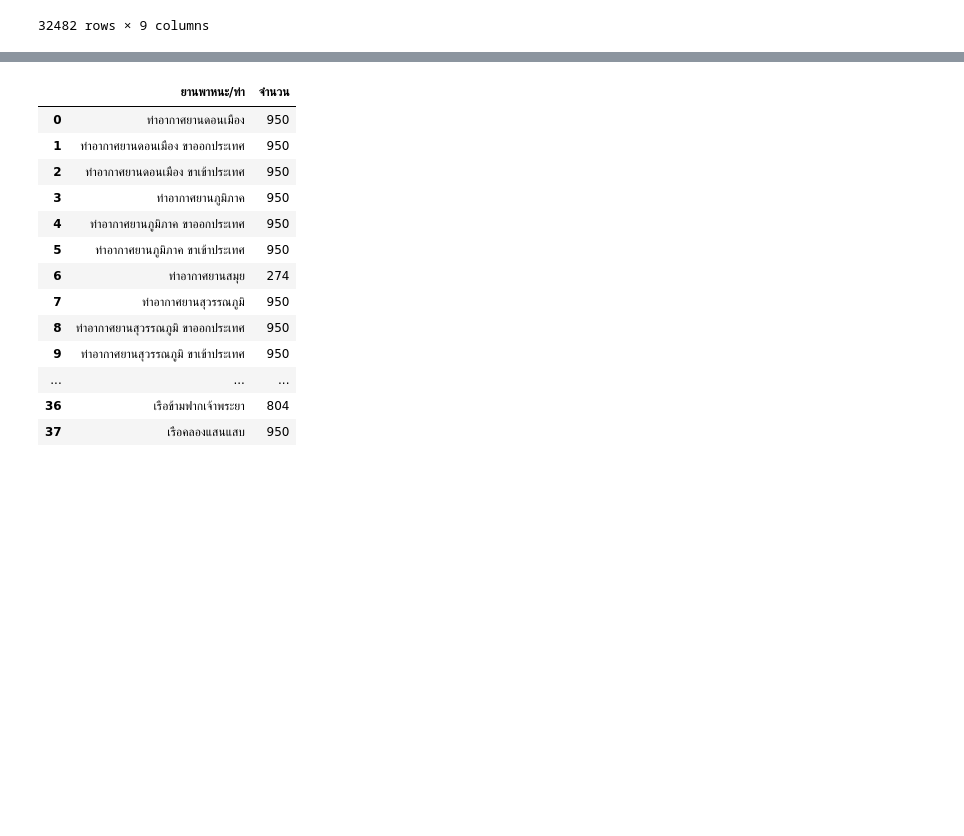
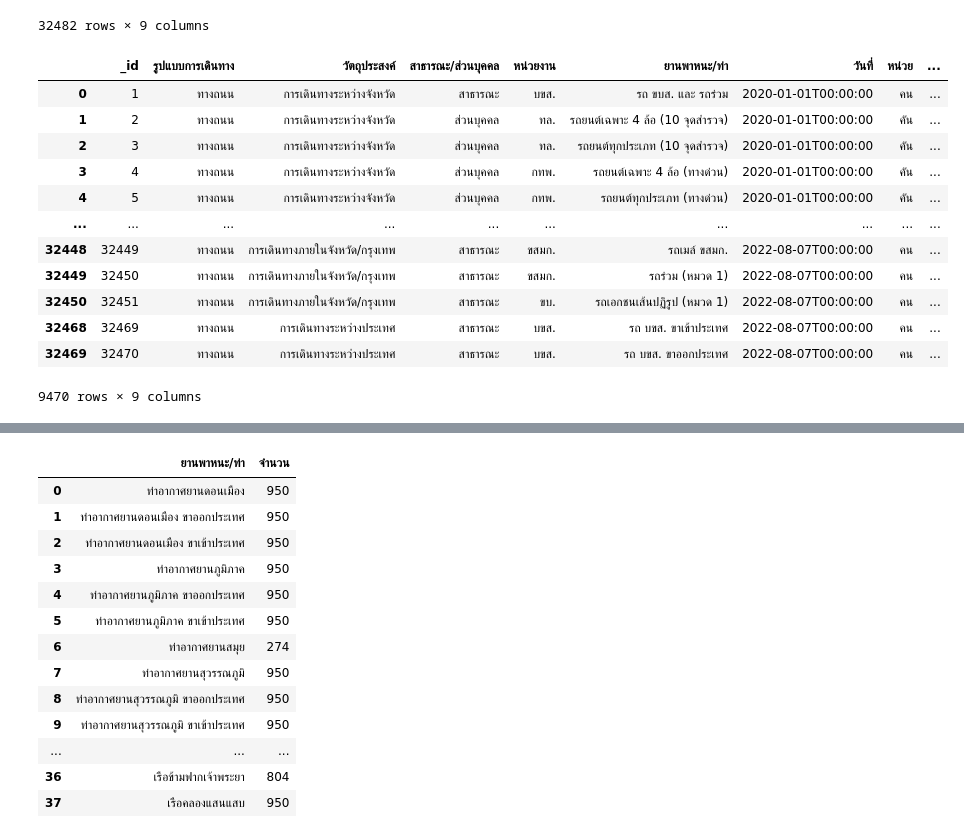
Before and after one commit to PhinyadaPhen/data_viz_2022, a Jupyter notebook: CRM.ipynb, the cells around one changed output, grey strips where cells are left out. Drawn from its saved outputs; the diff is of its cells as text; code cells hidden in the pictures; blank space fills up the shorter version.

```diff
--- a/CRM.ipynb
+++ b/CRM.ipynb
@@ -33,3 +33,21 @@ crm
 | 32480 | 32481 | ทางอากาศ | การเดินทางระหว่างประเทศ | สาธารณะ | ทย. | ท่าอากาศยานภูมิภาค ขาเข้าประเทศ | 2022-08-07T00:00:00 | คน | ... |
 | 32481 | 32482 | ทางอากาศ | การเดินทางระหว่างประเทศ | สาธารณะ | ทย. | ท่าอากาศยานภูมิภาค ขาออกประเทศ | 2022-08-07T00:00:00 | คน | ... |
 32482 rows × 9 columns
+# %%
+data1all_alldb = crm[crm['รูปแบบการเดินทาง']=='ทางถนน']
+   # ชี้ข้อมูลคอลัมน์ที่ต้องการ
+data1all_alldb
+# %% [output]
+|  | _id | รูปแบบการเดินทาง | วัตถุประสงค์ | สาธารณะ/ส่วนบุคคล | หน่วยงาน | ยานพาหนะ/ท่า | วันที่ | หน่วย | ... |
+| 0 | 1 | ทางถนน | การเดินทางระหว่างจังหวัด | สาธารณะ | บขส. | รถ ขบส. และ รถร่วม | 2020-01-01T00:00:00 | คน | ... |
+| 1 | 2 | ทางถนน | การเดินทางระหว่างจังหวัด | ส่วนบุคคล | ทล. | รถยนต์เฉพาะ 4 ล้อ (10 จุดสำรวจ) | 2020-01-01T00:00:00 | คัน | ... |
+| 2 | 3 | ทางถนน | การเดินทางระหว่างจังหวัด | ส่วนบุคคล | ทล. | รถยนต์ทุกประเภท (10 จุดสำรวจ) | 2020-01-01T00:00:00 | คัน | ... |
+| 3 | 4 | ทางถนน | การเดินทางระหว่างจังหวัด | ส่วนบุคคล | กทพ. | รถยนต์เฉพาะ 4 ล้อ (ทางด่วน) | 2020-01-01T00:00:00 | คัน | ... |
+| 4 | 5 | ทางถนน | การเดินทางระหว่างจังหวัด | ส่วนบุคคล | กทพ. | รถยนต์ทุกประเภท (ทางด่วน) | 2020-01-01T00:00:00 | คัน | ... |
+| ... | ... | ... | ... | ... | ... | ... | ... | ... | ... |
+| 32448 | 32449 | ทางถนน | การเดินทางภายในจังหวัด/กรุงเทพ | สาธารณะ | ขสมก. | รถเมล์ ขสมก. | 2022-08-07T00:00:00 | คน | ... |
+| 32449 | 32450 | ทางถนน | การเดินทางภายในจังหวัด/กรุงเทพ | สาธารณะ | ขสมก. | รถร่วม (หมวด 1) | 2022-08-07T00:00:00 | คน | ... |
+| 32450 | 32451 | ทางถนน | การเดินทางภายในจังหวัด/กรุงเทพ | สาธารณะ | ขบ. | รถเอกชนเส้นปฏิรูป (หมวด 1) | 2022-08-07T00:00:00 | คน | ... |
+| 32468 | 32469 | ทางถนน | การเดินทางระหว่างประเทศ | สาธารณะ | บขส. | รถ บขส. ขาเข้าประเทศ | 2022-08-07T00:00:00 | คน | ... |
+| 32469 | 32470 | ทางถนน | การเดินทางระหว่างประเทศ | สาธารณะ | บขส. | รถ บขส. ขาออกประเทศ | 2022-08-07T00:00:00 | คน | ... |
+9470 rows × 9 columns
```
Also changed, not shown: parts of 9 cells of this notebook.
